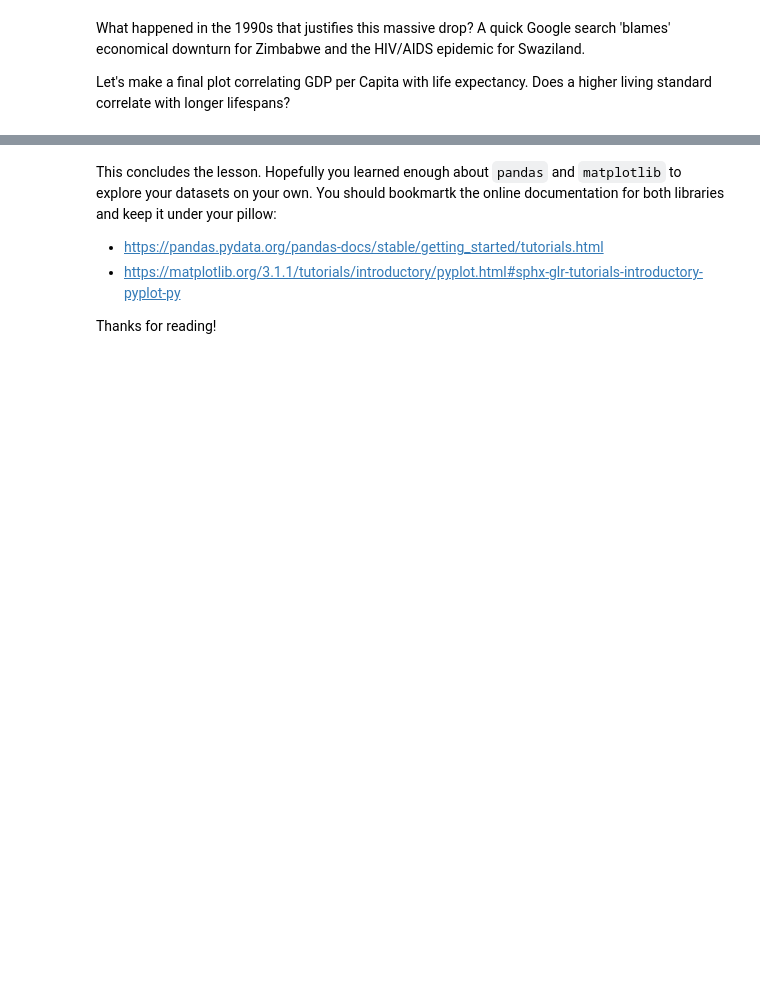
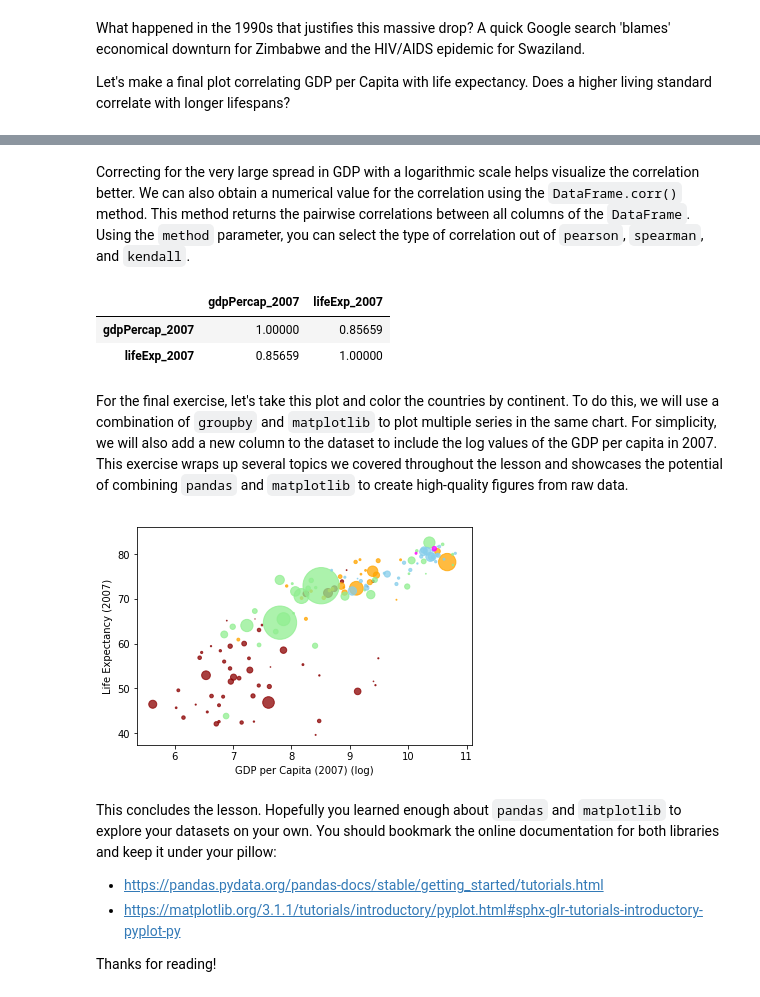
Before and after one commit to JoaoRodrigues/sc-teaching, a Jupyter notebook: python-gapminder-july-2019/SIEPR_part_II.ipynb, the cells around one changed output, grey strips where cells are left out. Drawn from its saved outputs; the diff is of its cells as text; code cells hidden in the pictures; blank space fills up the shorter version.

Commit message:
Added better final exercise and example tying in all 3 previous lessons

```diff
--- a/python-gapminder-july-2019/SIEPR_part_II.ipynb
+++ b/python-gapminder-july-2019/SIEPR_part_II.ipynb
@@ -1360,5 +1367,47 @@ Higher GDP per capita is strongly correlated with a higher life expectancy, whil
+# %% [markdown]
+Correcting for the very large spread in GDP with a logarithmic scale helps visualize the correlation better. We can also obtain a numerical value for the correlation using the `DataFrame.corr()` method. This method returns the pairwise correlations between all columns of the `DataFrame`. Using the `method` parameter, you can select the type of correlation out of `pearson`, `spearman`, and `kendall`.
+# %%
+gapminder_all.loc[:, ['gdpPercap_2007', 'lifeExp_2007']].corr(method='spearman')  # returns a new DataFrame
+# %% [output]
+|  | gdpPercap_2007 | lifeExp_2007 |
+| gdpPercap_2007 | 1.00000 | 0.85659 |
+| lifeExp_2007 | 0.85659 | 1.00000 |
+# %% [markdown]
+For the final exercise, let's take this plot and color the countries by continent. To do this, we will use a combination of `groupby` and `matplotlib` to plot multiple series in the same chart. For simplicity, we will also add a new column to the dataset to include the log values of the GDP per capita in 2007. This exercise wraps up several topics we covered throughout the lesson and showcases the potential of combining `pandas` and `matplotlib` to create high-quality figures from raw data.
+# %%
+import math  # to access the log function
+
+gdp_2007_log = gapminder_all['gdpPercap_2007'].apply(math.log)  # applies a function on the entire series
+gapminder_all['gdpPercap_2007_log'] = gdp_2007_log  # adds a new column
+
+# Use the 'flexible' matplotlib interface
+fig, ax = plt.subplots()  # create figure with one subplot (default)
+
+# Create mapping of continent to colors
+colors = {'Africa': 'darkred',
+          'Europe': 'skyblue',
+          'Americas': 'orange',
+          'Asia': 'lightgreen',
+          'Oceania': 'magenta'}
+
+# Use groupby to separate DataFrame by continent
+groups = gapminder_all.groupby(gapminder_all['continent'])
+
+for name, g in groups:  # iterate over groups
+    ax.scatter(g['gdpPercap_2007_log'], g['lifeExp_2007'],  # x/y data
+               c=colors[name],  # color of this particular series
+               s=g['pop_2007']/1e6,  # scale the marker by the population size (divided by 1 million)
+              alpha=0.75  # transparency
+              )
+
+ax.set_xlabel('GDP per Capita (2007) (log)')
+ax.set_ylabel('Life Expectancy (2007)')
+
+fig.savefig('world_lifeExp_vs_GDP.png')
+# %% [output]
+[figure, added]
 # %% [markdown]
-This concludes the lesson. Hopefully you learned enough about `pandas` and `matplotlib` to explore your datasets on your own. You should bookmartk the online documentation for both libraries and keep it under your pillow:
+This concludes the lesson. Hopefully you learned enough about `pandas` and `matplotlib` to explore your datasets on your own. You should bookmark the online documentation for both libraries and keep it under your pillow:
 * https://pandas.pydata.org/pandas-docs/stable/getting_started/tutorials.html
 * https://matplotlib.org/3.1.1/tutorials/introductory/pyplot.html#sphx-glr-tutorials-introductory-pyplot-py
 
```
Also changed, not shown: parts of 3 cells of this notebook.
